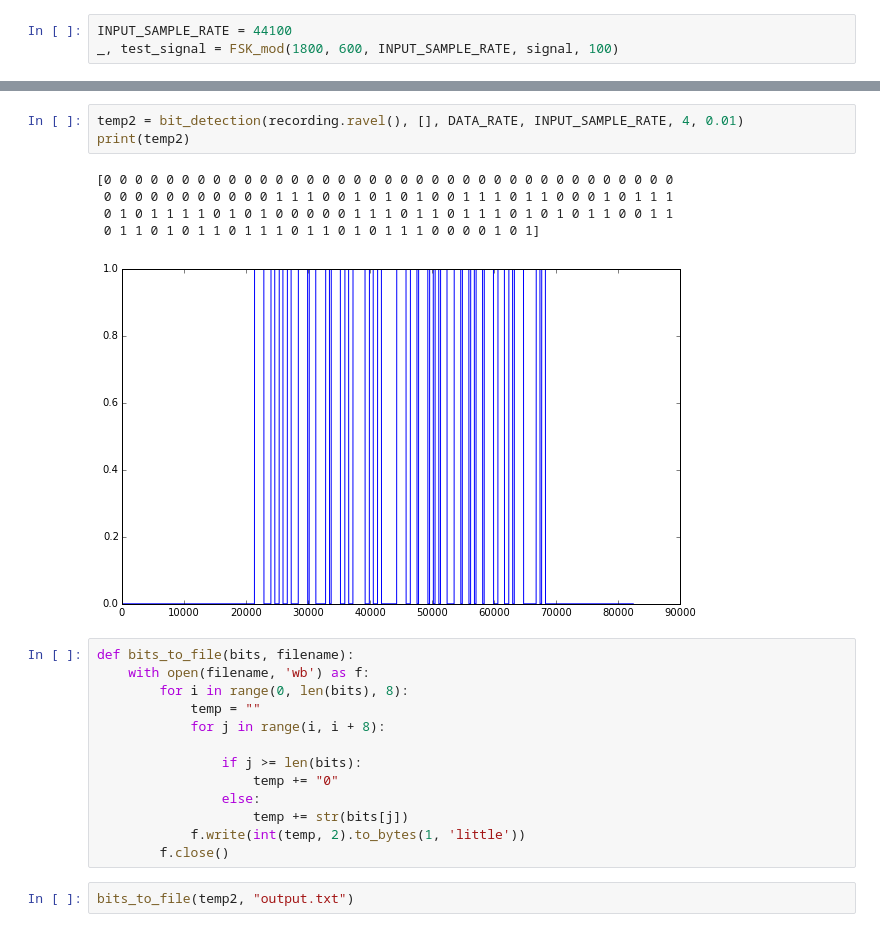
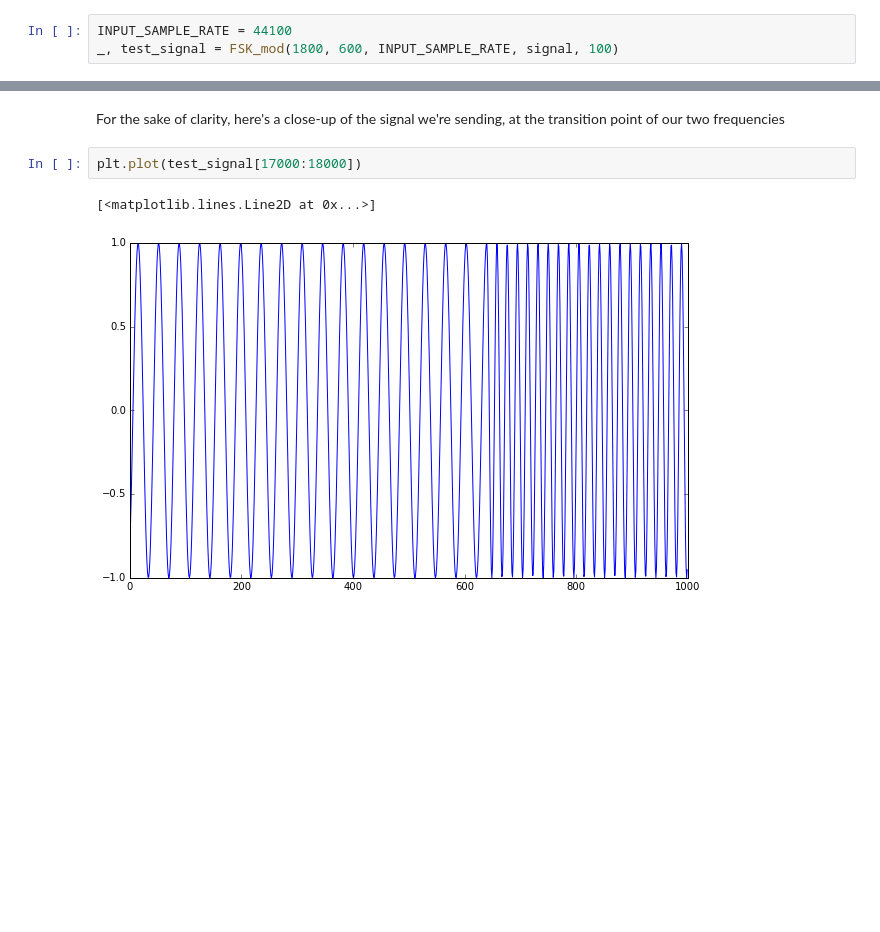
Before and after one commit to gycn/AudioTransmissionProject, a Jupyter notebook: Transmitting.ipynb, the cells around one changed output, grey strips where cells are left out. Saved outputs shown, nothing was run; the diff lists cells and outputs as text; blank space fills up the shorter version.

Commit message:
added writeup section

```diff
--- a/Transmitting.ipynb
+++ b/Transmitting.ipynb
@@ -188,24 +132,7 @@ def bit_detection(input_data, start_sequence, bit_rate, sample_rate, start_detec
-# %%
-temp2 = bit_detection(recording.ravel(), [], DATA_RATE, INPUT_SAMPLE_RATE, 4, 0.01)
-print(temp2)
-# %% [output]
-[0 0 0 0 0 0 0 0 0 0 0 0 0 0 0 0 0 0 0 0 0 0 0 0 0 0 0 0 0 0 0 0 0 0 0 0 0
- 0 0 0 0 0 0 0 0 0 0 0 1 1 1 0 0 1 0 1 0 1 0 0 1 1 1 0 1 1 0 0 0 1 0 1 1 1
- 0 1 0 1 1 1 1 0 1 0 1 0 0 0 0 0 1 1 1 0 1 1 0 1 1 1 0 1 0 1 0 1 1 0 0 1 1
- 0 1 1 0 1 0 1 1 0 1 1 1 0 1 1 0 1 0 1 1 1 0 0 0 0 1 0 1]
-[figure, removed]
-# %%
-def bits_to_file(bits, filename):
-    with open(filename, 'wb') as f:
-        for i in range(0, len(bits), 8):
-            temp = ""
-            for j in range(i, i + 8):
-
-                if j >= len(bits):
-                    temp += "0"
-                else:
-                    temp += str(bits[j])
-            f.write(int(temp, 2).to_bytes(1, 'little'))
-        f.close()
-# %%
-bits_to_file(temp2, "output.txt")
+# %% [markdown]
+For the sake of clarity, here's a close-up of the signal we're sending, at the transition point of our two frequencies
+# %%
+plt.plot(test_signal[17000:18000])
+# %% [output]
+[<matplotlib.lines.Line2D at 0x...>]
+[figure, added]
```
Also changed, not shown: parts of 10 cells of this notebook.
